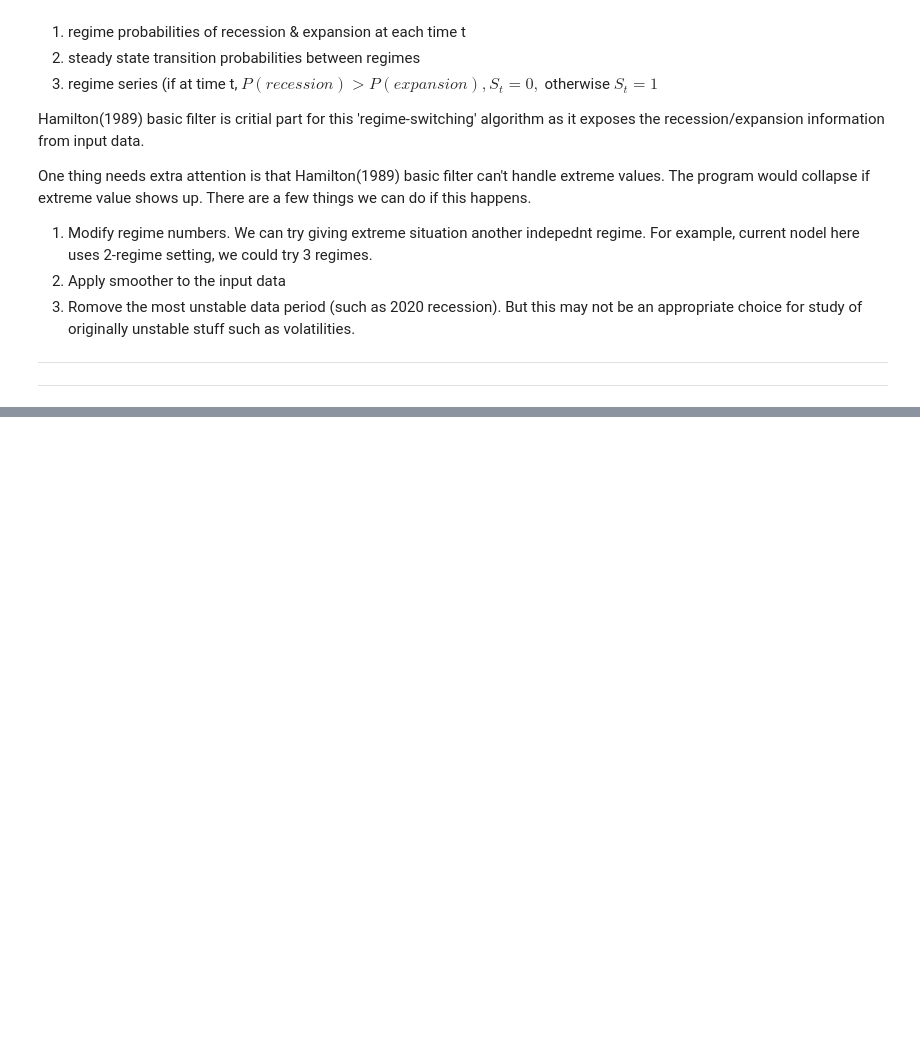
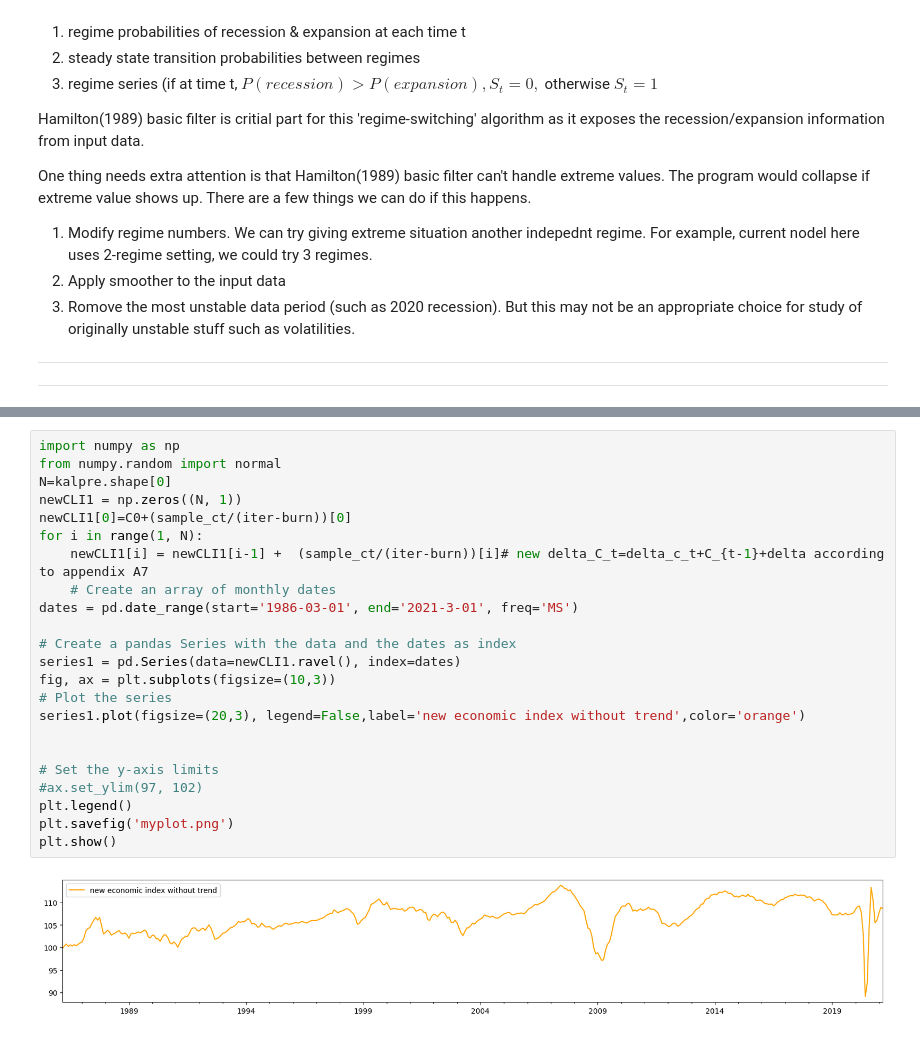
Before and after one commit to Buchunwang/UK-CLI, a Jupyter notebook: kim_nelson_uk_data_28_07_test.ipynb, the cells around one changed output, grey strips where cells are left out. Drawn from its saved outputs; the diff is of its cells as text; blank space fills up the shorter version.

```diff
--- a/kim_nelson_uk_data_28_07_test.ipynb
+++ b/kim_nelson_uk_data_28_07_test.ipynb
@@ -1520,3 +1243,28 @@ plt.show()
+# %%
+import numpy as np
+from numpy.random import normal
+N=kalpre.shape[0]
+newCLI1 = np.zeros((N, 1))
+newCLI1[0]=C0+(sample_ct/(iter-burn))[0]
+for i in range(1, N):
+    newCLI1[i] = newCLI1[i-1] +  (sample_ct/(iter-burn))[i]# new delta_C_t=delta_c_t+C_{t-1}+delta according to appendix A7
+    # Create an array of monthly dates
+dates = pd.date_range(start='1986-03-01', end='2021-3-01', freq='MS')
+
+# Create a pandas Series with the data and the dates as index
+series1 = pd.Series(data=newCLI1.ravel(), index=dates)
+fig, ax = plt.subplots(figsize=(10,3))
+# Plot the series
+series1.plot(figsize=(20,3), legend=False,label='new economic index without trend',color='orange')
+
+
+# Set the y-axis limits
+#ax.set_ylim(97, 102)
+plt.legend()
+plt.savefig('myplot.png')
+plt.show()
+# %% [output]
+[figure, added]
 # %%
 import os
 import pandas as pd
```
Also changed, not shown: parts of 9 cells of this notebook.
